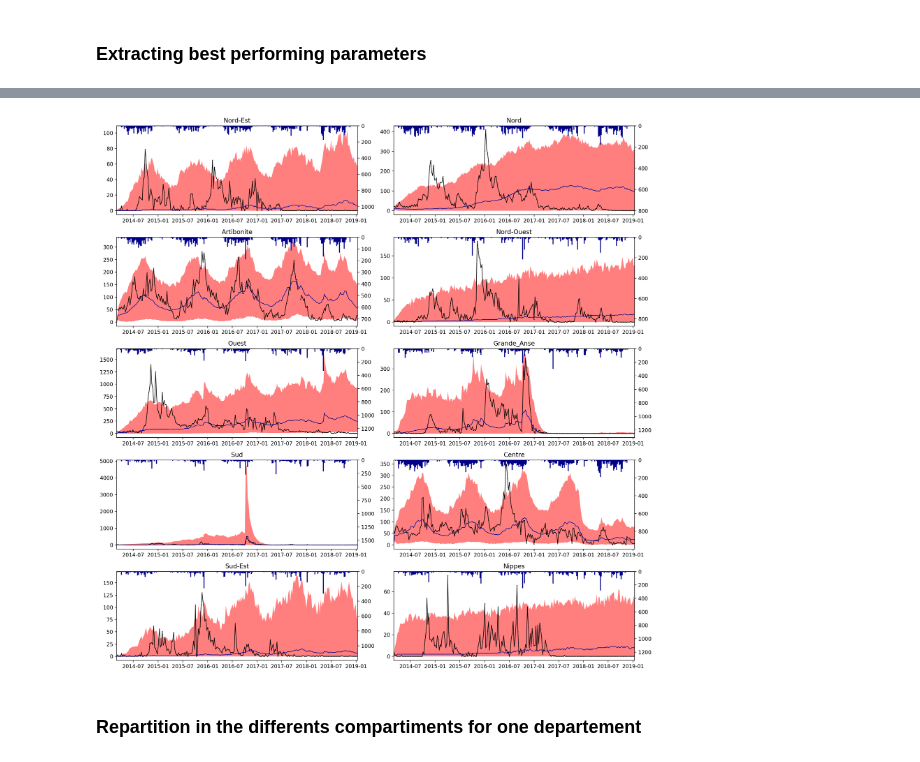
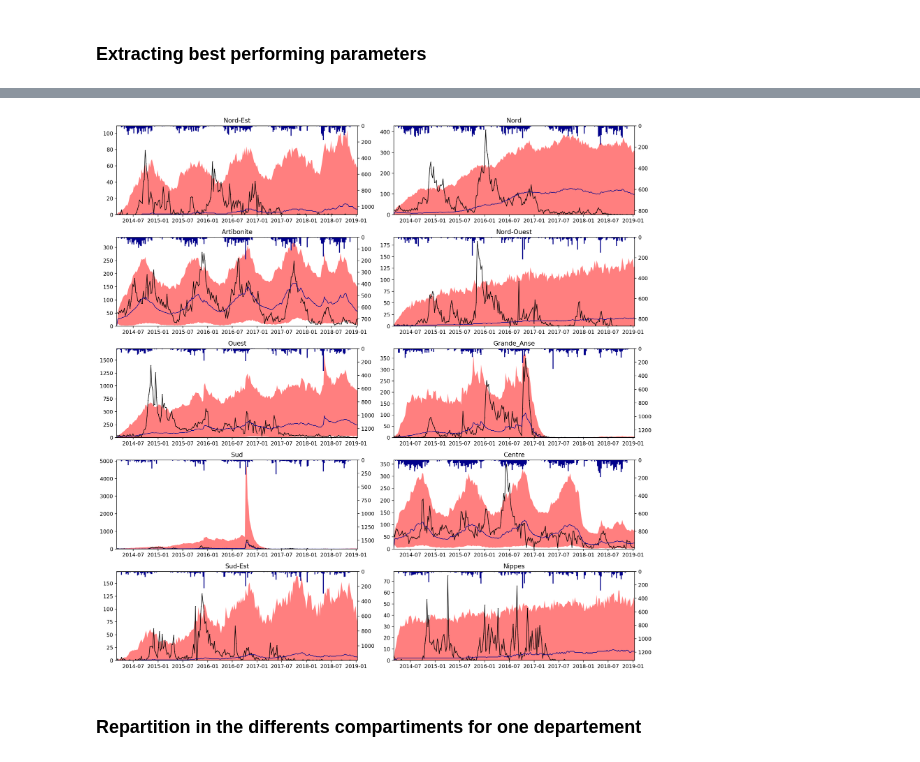
Before and after one commit to jcblemai/haiti-mass-ocv-campaign, a Jupyter notebook: forecast.ipynb, the cells around one changed output, grey strips where cells are left out. Saved outputs shown, nothing was run; the diff lists cells and outputs as text; code cells hidden in the pictures.

```diff
--- a/forecast.ipynb
+++ b/forecast.ipynb
@@ -186,28 +186,28 @@ params_disp
 # %%
 ti = input_parameters['t_start']
 tf = input_parameters['t_end']
 #tf = t_for
 
 fig, axes = plt.subplots((len(dept_avail))//2, 2, figsize=(15,15), squeeze = True, dpi = 200);
 fig.patch.set_facecolor('white')
 axes = axes.flatten();
 for i, dp in enumerate(dept_avail):
 
     axt =  axes[i].twinx()
     axes[i].plot(cases[dp][t_start:][ti:tf], marker='.', linestyle='-',color='k', linewidth=1, markersize=1 )
     axes[i].fill_between(all_data[dp]['cases']['q05'][ti:tf].index, all_data[dp]['cases']['q05'][ti:tf], all_data[dp]['cases']['q95'][ti:tf], alpha = .5, color = 'red', linewidth = 0)
     axes[i].plot(all_data[dp]['cases']['q50'][ti:tf], alpha = 1,linestyle='-', linewidth = 1, color = 'darkblue')
     axt.bar(pd.date_range(ti,tf, freq='W-SAT').date, rain[dp].resample('W-SAT').sum()[ti:tf], label = r'Rainfall', color = 'darkblue', width=7, alpha = 1)
 
     axes[i].set_title(dp)
-    #axes[i].set_ylim(0, 500)
+    axes[i].set_ylim(0)
     axt.set_ylim(4*max(rain[dp].resample('W-SAT').sum()[t_start:t_for]),0) # check if only reverse y
     axes[i].set_xlim(ti, tf)
     #axes[i].legend()
 
 fig.tight_layout()
 # %% [output]
-[figure, old version]
+[figure, new version]
 # %% [markdown]
 ### Repartition in the differents compartiments for one departement
 # %%
```
Also changed, not shown: 4 other files.
